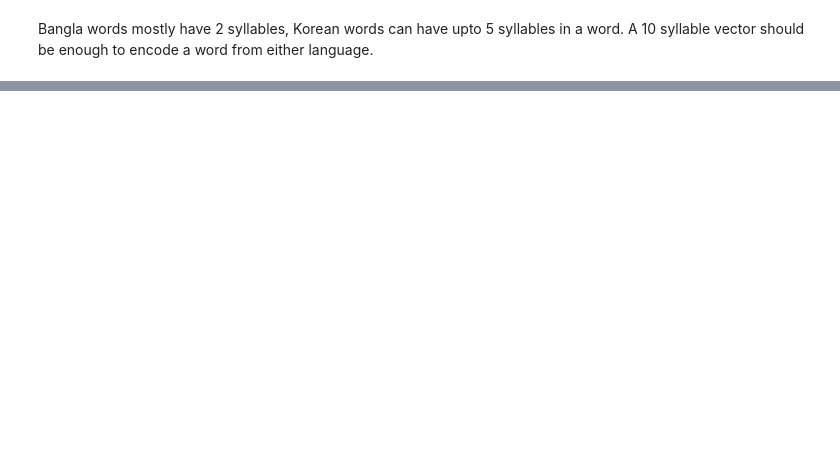
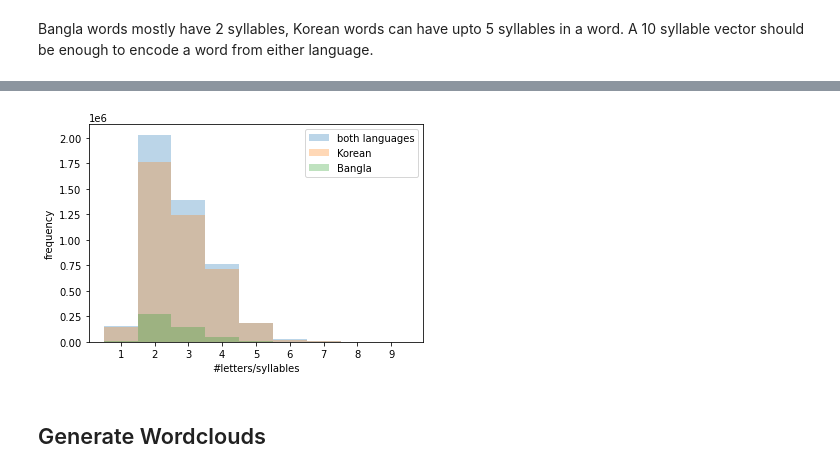
Before and after one commit to Sheikh-Srijon/languageDetectionWithIndianLanguages, a Jupyter notebook: main.ipynb, the cells around one changed output, grey strips where cells are left out. Cells and saved outputs as stored; diff of their text form; code cells hidden in the pictures; blank space fills up the shorter version.

```diff
--- a/main.ipynb
+++ b/main.ipynb
@@ -59,0 +123,15 @@ Bangla words mostly have 2 syllables, Korean words can have upto 5 syllables in
+# %%
+binsLPS = [_ - 0.5 for _ in range(1,11)]
+plt.xticks(range(1,11))
+plt.hist(letters_per_syllable, binsLPS, alpha=0.3, label='both languages')
+plt.hist(letters_per_syllableKOR, binsLPS, alpha=0.3, label='Korean')
+plt.hist(letters_per_syllableBAN, binsLPS, alpha=0.3, label='Bangla')
+
+plt.xlabel('#letters/syllables')
+plt.ylabel('frequency')
+plt.legend(loc='best')
+plt.show()
+# %% [output]
+[figure, added]
+# %% [markdown]
+## Generate Wordclouds
```
Also changed, not shown: parts of 55 cells of this notebook, 50 other files.
